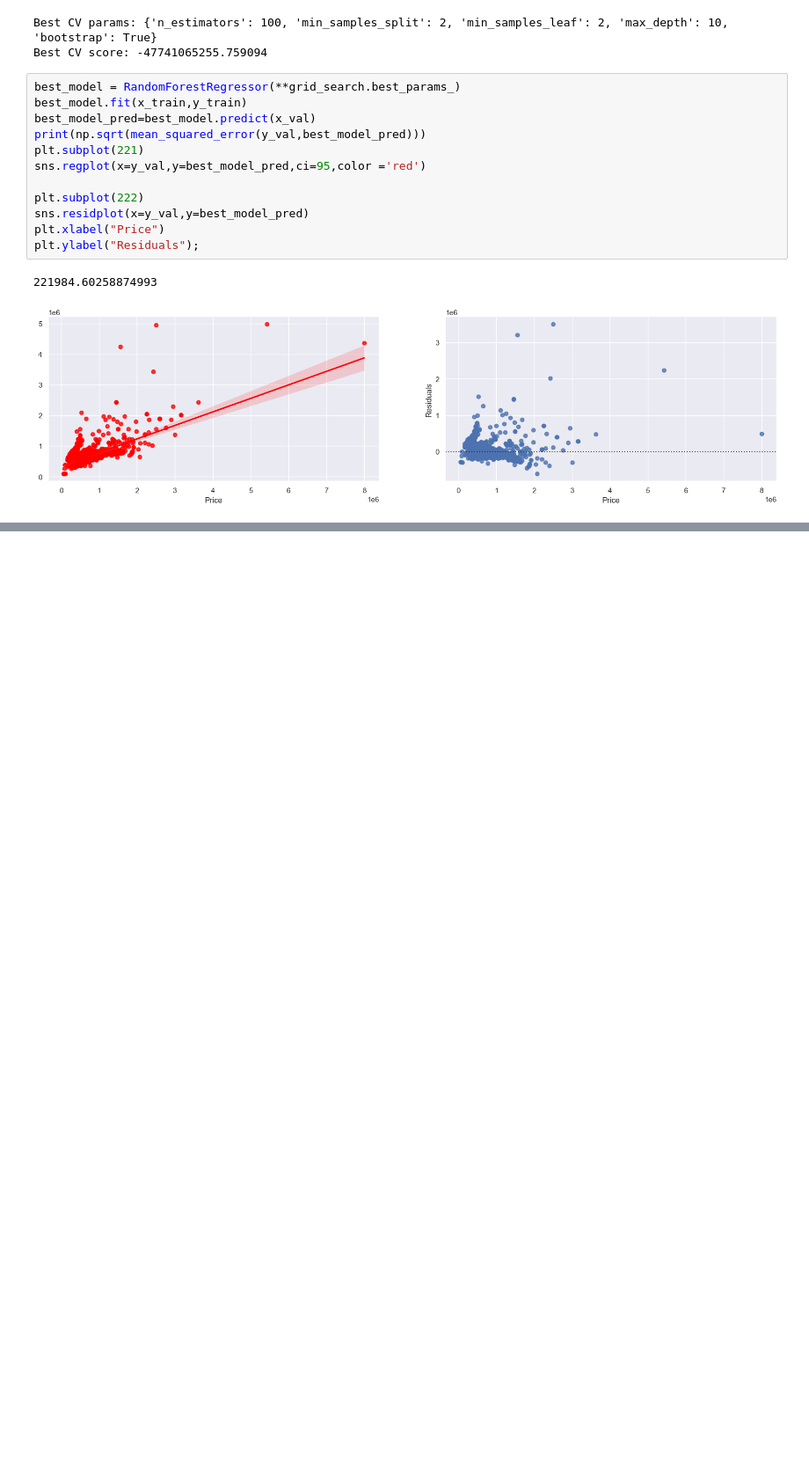
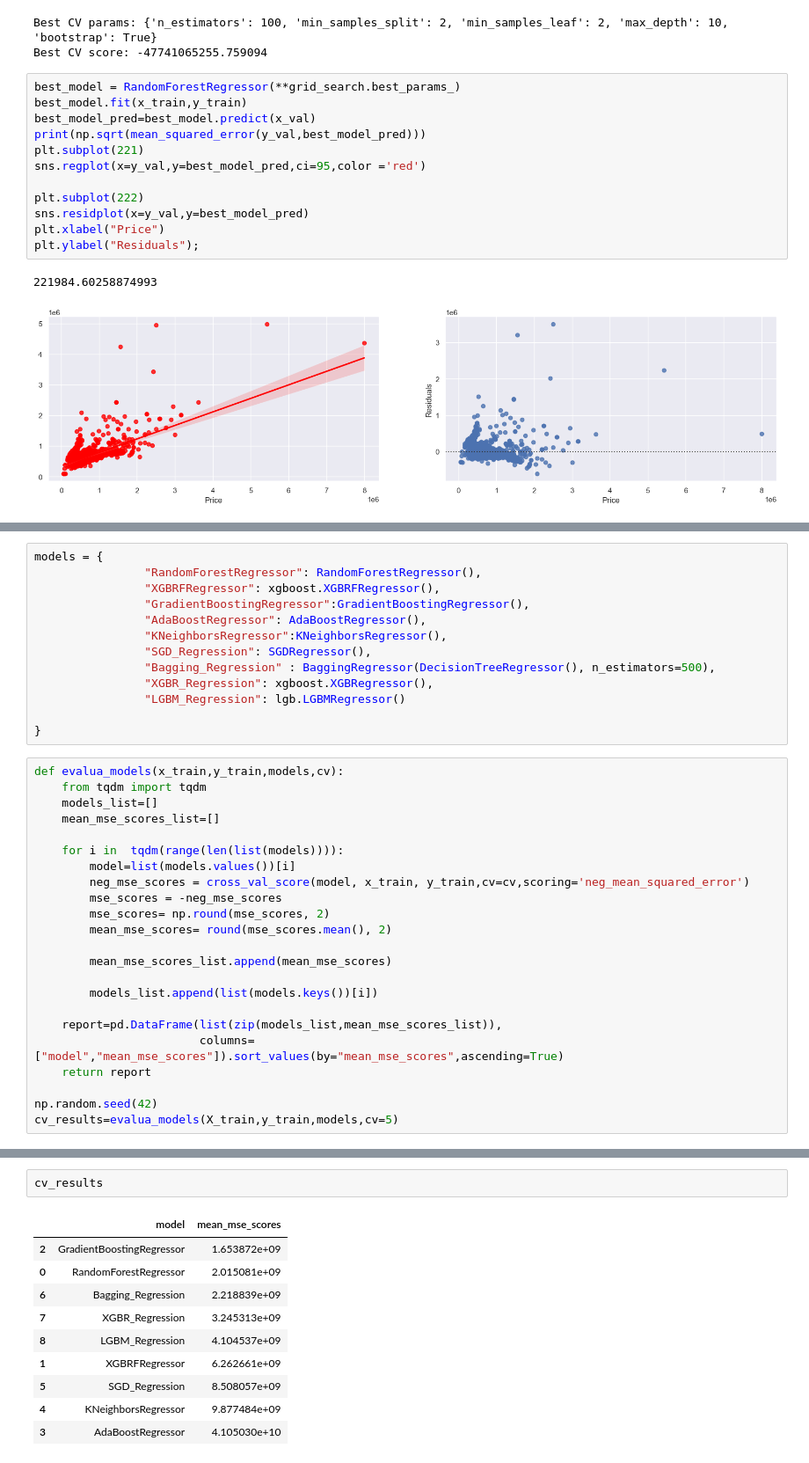
Before and after one commit to omars1234/Home_Prices_analysis, a Jupyter notebook: Home_Price_ML.ipynb, the cells around one changed output, grey strips where cells are left out. Shown at 88% size. Cells and saved outputs as stored; diff of their text form; blank space fills up the shorter version.

```diff
--- a/Home_Price_ML.ipynb
+++ b/Home_Price_ML.ipynb
@@ -707,0 +769,36 @@ plt.ylabel("Residuals");
+# %%
+models = {
+                "RandomForestRegressor": RandomForestRegressor(),
+                "XGBRFRegressor": xgboost.XGBRFRegressor(),
+                "GradientBoostingRegressor":GradientBoostingRegressor(),
+                "AdaBoostRegressor": AdaBoostRegressor(),
+                "KNeighborsRegressor":KNeighborsRegressor(),
+                "SGD_Regression": SGDRegressor(),
+                "Bagging_Regression" : BaggingRegressor(DecisionTreeRegressor(), n_estimators=500),
+                "XGBR_Regression": xgboost.XGBRegressor(),
+                "LGBM_Regression": lgb.LGBMRegressor()
+
+}
+# %%
+def evalua_models(x_train,y_train,models,cv):
+    from tqdm import tqdm
+    models_list=[]
+    mean_mse_scores_list=[]
+
+    for i in  tqdm(range(len(list(models)))):
+        model=list(models.values())[i]
+        neg_mse_scores = cross_val_score(model, x_train, y_train,cv=cv,scoring='neg_mean_squared_error')
+        mse_scores = -neg_mse_scores
+        mse_scores= np.round(mse_scores, 2)
+        mean_mse_scores= round(mse_scores.mean(), 2)
+
+        mean_mse_scores_list.append(mean_mse_scores)
+
+        models_list.append(list(models.keys())[i])
+
+    report=pd.DataFrame(list(zip(models_list,mean_mse_scores_list)),
+                        columns=["model","mean_mse_scores"]).sort_values(by="mean_mse_scores",ascending=True)
+    return report
+
+np.random.seed(42)
+cv_results=evalua_models(X_train,y_train,models,cv=5)
@@ -707,0 +823,13 @@ plt.ylabel("Residuals");
+# %%
+cv_results
+# %% [output]
+|  | model | mean_mse_scores |
+| 2 | GradientBoostingRegressor | 1.653872e+09 |
+| 0 | RandomForestRegressor | 2.015081e+09 |
+| 6 | Bagging_Regression | 2.218839e+09 |
+| 7 | XGBR_Regression | 3.245313e+09 |
+| 8 | LGBM_Regression | 4.104537e+09 |
+| 1 | XGBRFRegressor | 6.262661e+09 |
+| 5 | SGD_Regression | 8.508057e+09 |
+| 4 | KNeighborsRegressor | 9.877484e+09 |
+| 3 | AdaBoostRegressor | 4.105030e+10 |
```
Also changed, not shown: parts of 13 cells of this notebook, 1 other file.
